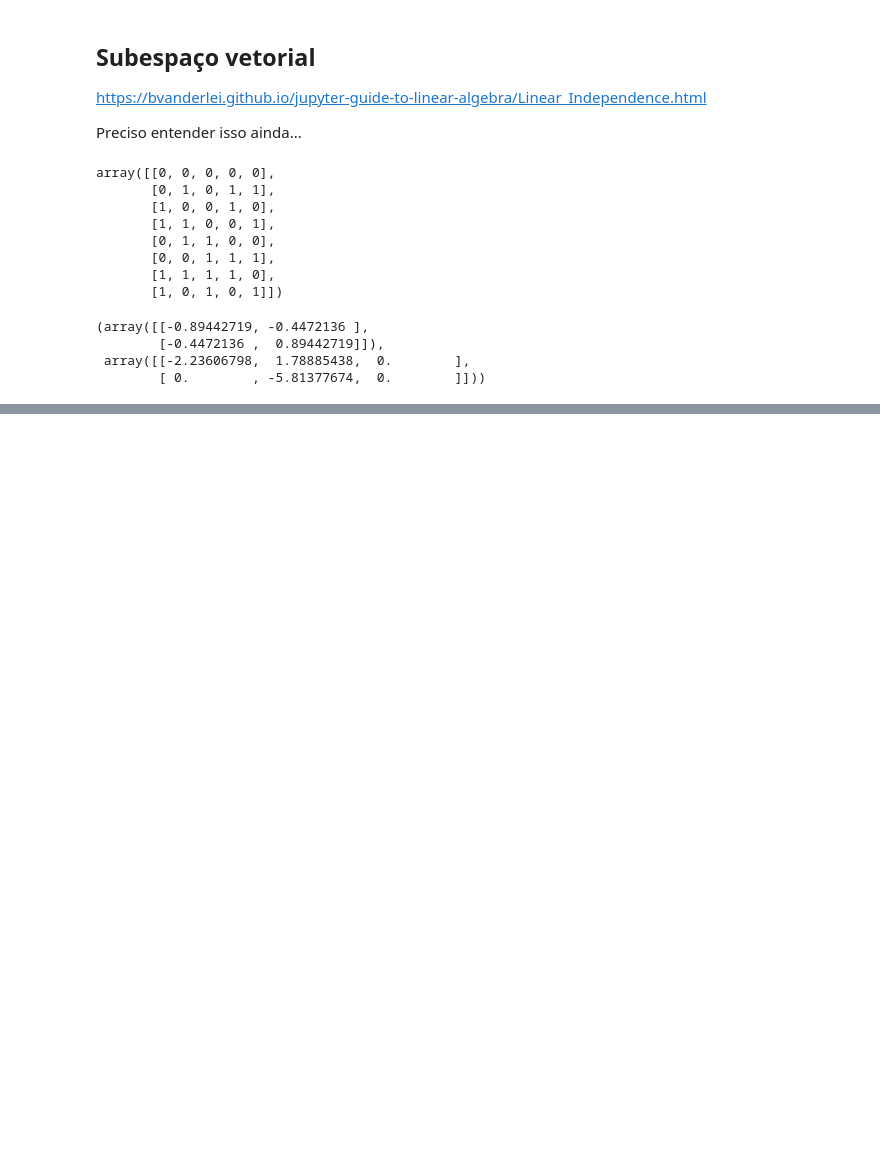
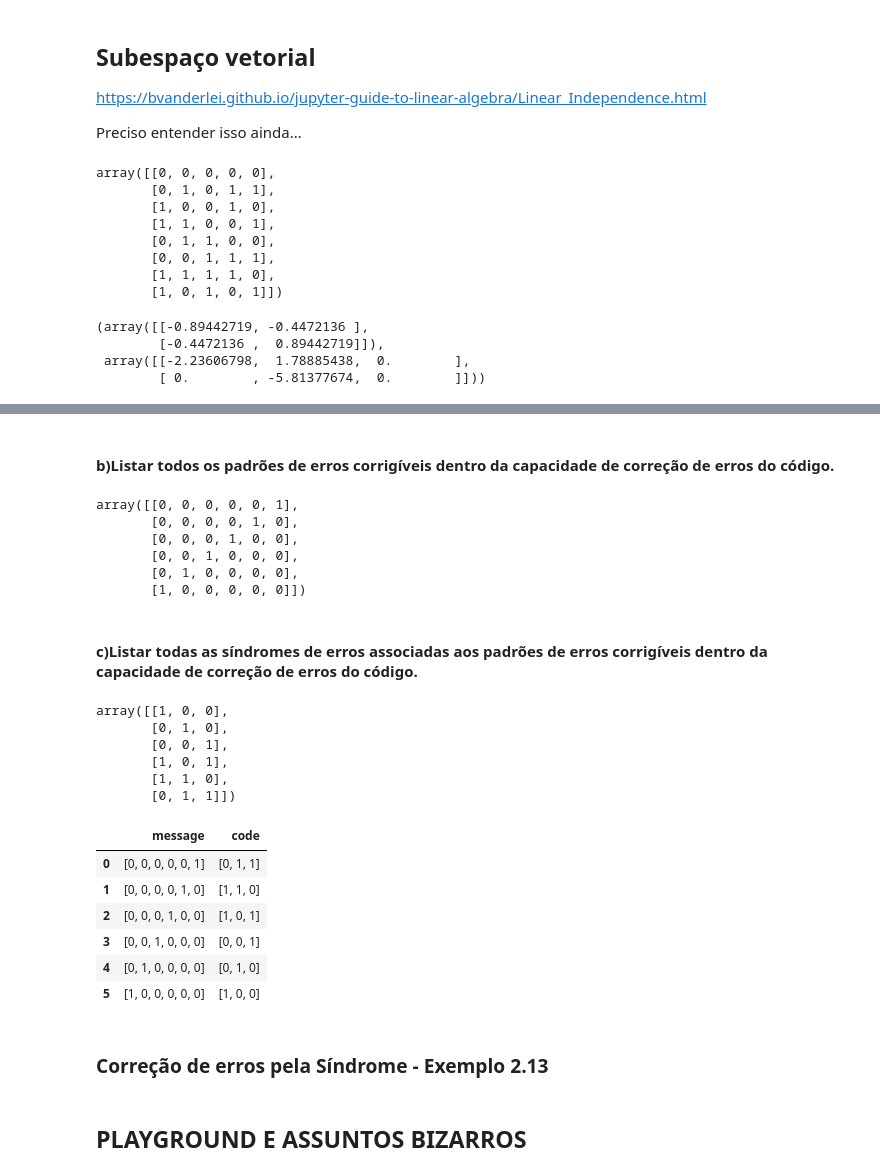
Before and after one commit to rodrigoms2004/inatel_pos_engenharia_telecom, a Jupyter notebook: Disciplinas/RT001_Introdução à Teoria da Informação Codificação de Fonte e Canal/RT001.ipynb, the cells around one changed output, grey strips where cells are left out. Drawn from its saved outputs; the diff is of its cells as text; code cells hidden in the pictures; blank space fills up the shorter version.

```diff
--- a/Disciplinas/RT001_Introdução à Teoria da Informação Codificação de Fonte e Canal/RT001.ipynb
+++ b/Disciplinas/RT001_Introdução à Teoria da Informação Codificação de Fonte e Canal/RT001.ipynb
@@ -286,0 +478,39 @@ df
+# %% [markdown]
+#### b)Listar todos os padrões de erros corrigíveis dentro da capacidade de correção de erros do código.
+# %%
+# hardcoded mas por hora funciona
+def listarErros(n):
+    matrix = np.eye(n, dtype=int)
+    return np.flip(matrix, axis=1)
+# %%
+e = listarErros(n)
+e
+# %% [output]
+array([[0, 0, 0, 0, 0, 1],
+       [0, 0, 0, 0, 1, 0],
+       [0, 0, 0, 1, 0, 0],
+       [0, 0, 1, 0, 0, 0],
+       [0, 1, 0, 0, 0, 0],
+       [1, 0, 0, 0, 0, 0]])
+# %% [markdown]
+#### c)Listar todas as síndromes de erros associadas aos padrões de erros corrigíveis dentro da capacidade de correção de erros do código.
+# %%
+H.T
+# %% [output]
+array([[1, 0, 0],
+       [0, 1, 0],
+       [0, 0, 1],
+       [1, 0, 1],
+       [1, 1, 0],
+       [0, 1, 1]])
+# %%
+S = gerarVetoresCodigo(H.T, e)
+S
+# %% [output]
+|  | message | code |
+| 0 | [0, 0, 0, 0, 0, 1] | [0, 1, 1] |
+| 1 | [0, 0, 0, 0, 1, 0] | [1, 1, 0] |
+| 2 | [0, 0, 0, 1, 0, 0] | [1, 0, 1] |
+| 3 | [0, 0, 1, 0, 0, 0] | [0, 0, 1] |
+| 4 | [0, 1, 0, 0, 0, 0] | [0, 1, 0] |
+| 5 | [1, 0, 0, 0, 0, 0] | [1, 0, 0] |
@@ -286,0 +519,2 @@ df
+# %% [markdown]
+### Correção de erros pela Síndrome - Exemplo 2.13
@@ -286,0 +523,2 @@ df
+# %% [markdown]
+## PLAYGROUND E ASSUNTOS BIZARROS
```
Also changed, not shown: parts of 81 cells of this notebook.
